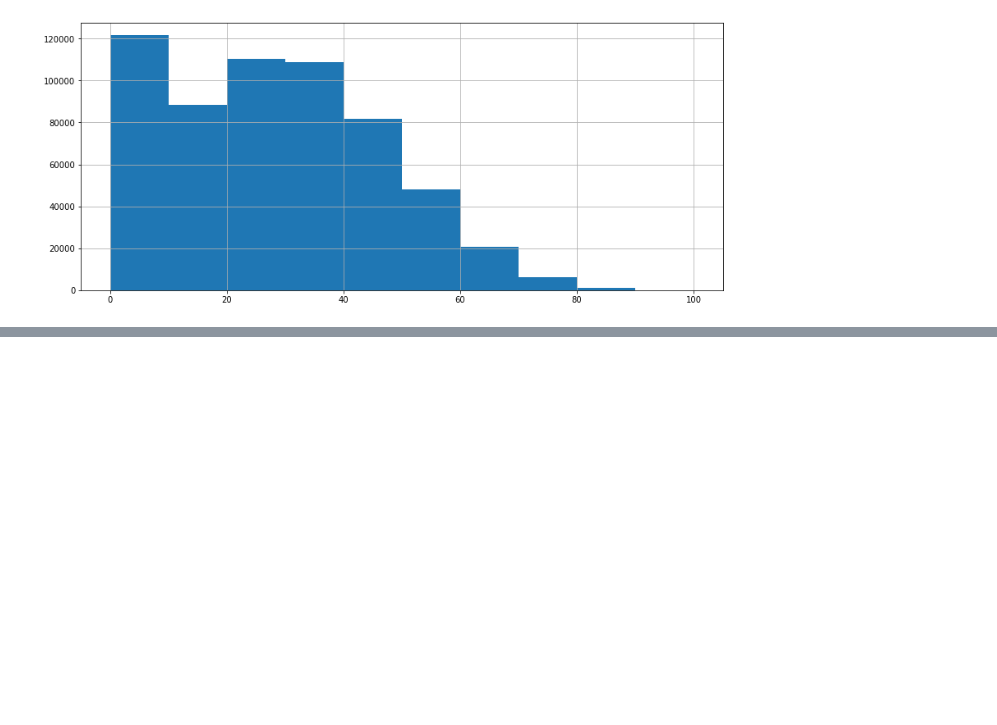
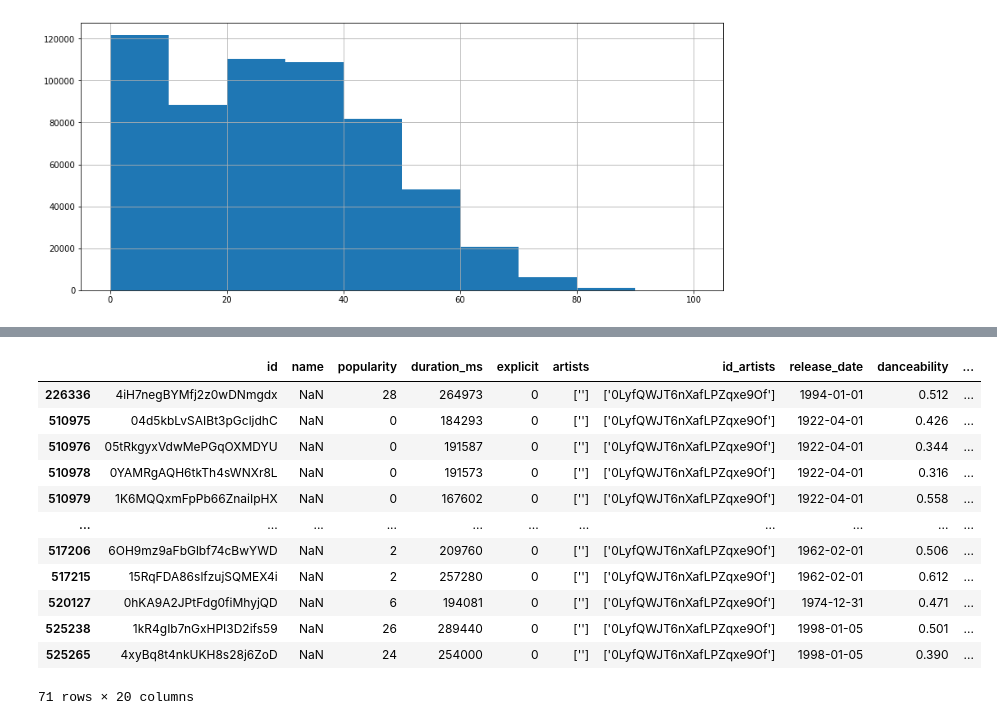
Before and after one commit to halmasieh/Spotify_Analysis, a Jupyter notebook: tracks_eda_etl.ipynb, the cells around one changed output, grey strips where cells are left out. Drawn from its saved outputs; the diff is of its cells as text; code cells hidden in the pictures; blank space fills up the shorter version.

```diff
--- a/tracks_eda_etl.ipynb
+++ b/tracks_eda_etl.ipynb
@@ -103,0 +131,18 @@ df.popularity.hist(figsize=[14,6])
+# %%
+# save null values to new DF for inspection
+null_row_df = df_to_clean[df_to_clean.isnull().any(axis=1)]
+null_row_df
+# %% [output]
+|  | id | name | popularity | duration_ms | explicit | artists | id_artists | release_date | danceability | ... |
+| 226336 | 4iH7negBYMfj2z0wDNmgdx | NaN | 28 | 264973 | 0 | [''] | ['0LyfQWJT6nXafLPZqxe9Of'] | 1994-01-01 | 0.512 | ... |
+| 510975 | 04d5kbLvSAIBt3pGcljdhC | NaN | 0 | 184293 | 0 | [''] | ['0LyfQWJT6nXafLPZqxe9Of'] | 1922-04-01 | 0.426 | ... |
+| 510976 | 05tRkgyxVdwMePGqOXMDYU | NaN | 0 | 191587 | 0 | [''] | ['0LyfQWJT6nXafLPZqxe9Of'] | 1922-04-01 | 0.344 | ... |
+| 510978 | 0YAMRgAQH6tkTh4sWNXr8L | NaN | 0 | 191573 | 0 | [''] | ['0LyfQWJT6nXafLPZqxe9Of'] | 1922-04-01 | 0.316 | ... |
+| 510979 | 1K6MQQxmFpPb66ZnaiIpHX | NaN | 0 | 167602 | 0 | [''] | ['0LyfQWJT6nXafLPZqxe9Of'] | 1922-04-01 | 0.558 | ... |
+| ... | ... | ... | ... | ... | ... | ... | ... | ... | ... | ... |
+| 517206 | 6OH9mz9aFbGlbf74cBwYWD | NaN | 2 | 209760 | 0 | [''] | ['0LyfQWJT6nXafLPZqxe9Of'] | 1962-02-01 | 0.506 | ... |
+| 517215 | 15RqFDA86slfzujSQMEX4i | NaN | 2 | 257280 | 0 | [''] | ['0LyfQWJT6nXafLPZqxe9Of'] | 1962-02-01 | 0.612 | ... |
+| 520127 | 0hKA9A2JPtFdg0fiMhyjQD | NaN | 6 | 194081 | 0 | [''] | ['0LyfQWJT6nXafLPZqxe9Of'] | 1974-12-31 | 0.471 | ... |
+| 525238 | 1kR4gIb7nGxHPI3D2ifs59 | NaN | 26 | 289440 | 0 | [''] | ['0LyfQWJT6nXafLPZqxe9Of'] | 1998-01-05 | 0.501 | ... |
+| 525265 | 4xyBq8t4nkUKH8s28j6ZoD | NaN | 24 | 254000 | 0 | [''] | ['0LyfQWJT6nXafLPZqxe9Of'] | 1998-01-05 | 0.390 | ... |
+71 rows × 20 columns
```
Also changed, not shown: parts of 4 cells of this notebook.
